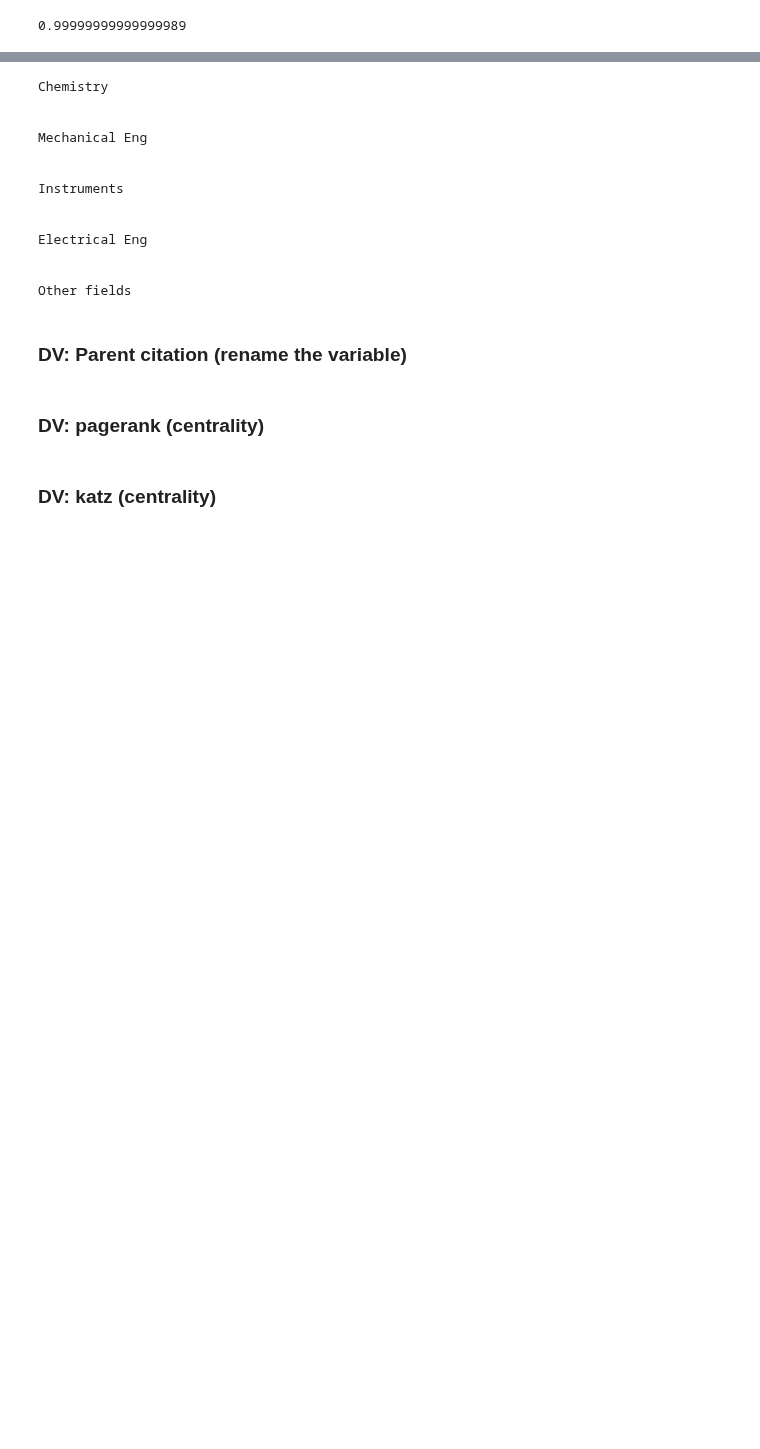
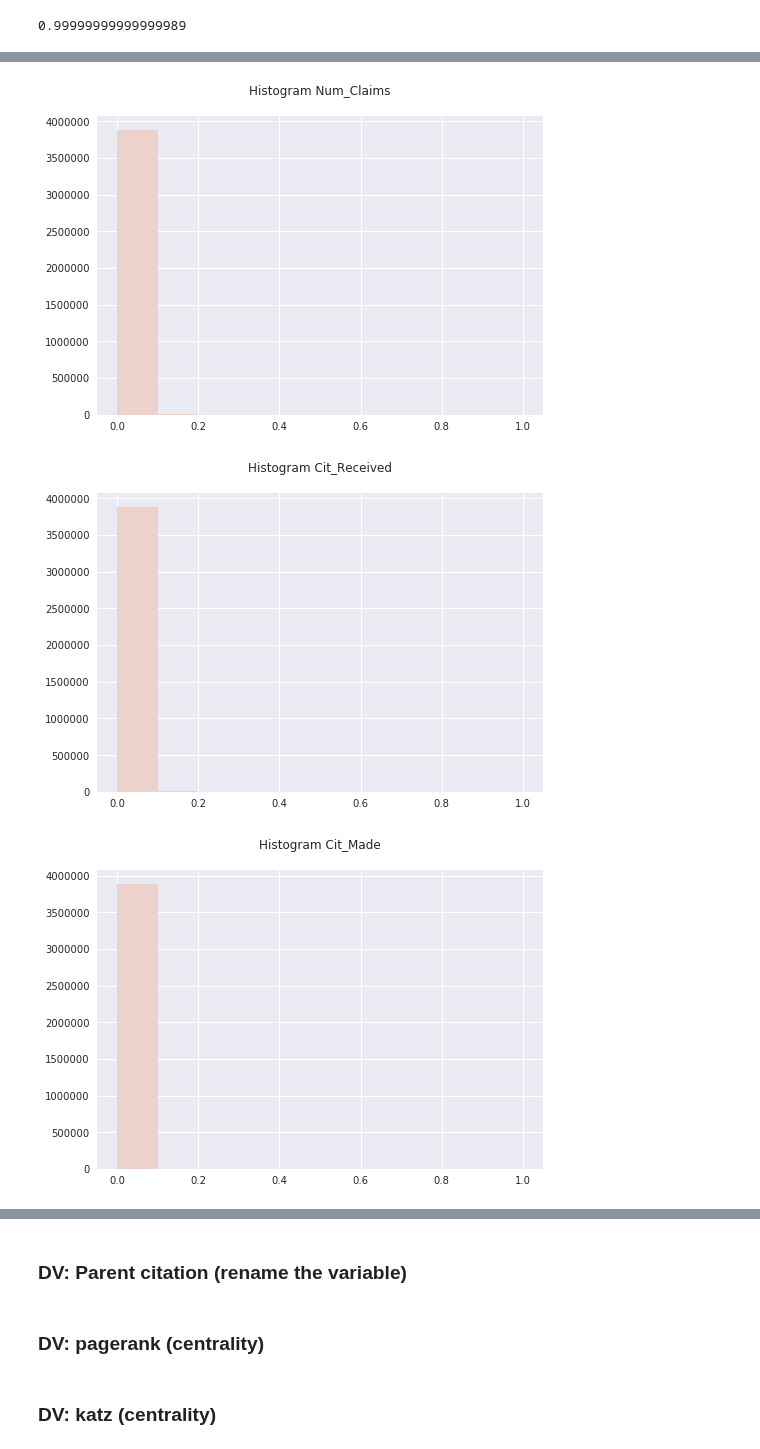
Before and after one commit to rsdias/patent_analysis, a Jupyter notebook: external_knowledge.ipynb, the cells around one changed output, grey strips where cells are left out. Drawn from its saved outputs; the diff is of its cells as text; code cells hidden in the pictures; blank space fills up the shorter version.

```diff
--- a/external_knowledge.ipynb
+++ b/external_knowledge.ipynb
@@ -441,3 +440,6 @@ max_pagerank
 # %%
 #transform DV first by inverting (max_pagerank-1) and then applying log (see Andy Field)
 df['t-pagerank']=df['pagerank'].apply(lambda x: math.log(max_pagerank+1-x))
+# %%
+num_cols=list(df.select_dtypes(include=[np.number]).columns.values)
+num_cols
@@ -443,0 +459,10 @@ df['t-pagerank']=df['pagerank'].apply(lambda x: math.log(max_pagerank+1-x))
+# %%
+# histograms
+for variable in num_cols:
+    ax=df[variable].hist()
+    ax.set_title('Histogram '+ variable.title()+'\n')
+    plt.show()
+# %% [output]
+[figure, added]
+[figure, added]
+[figure, added]
@@ -474,23 +508,9 @@ for wipo_sector in wipo_sectors:
     results = model.fit()
     output.append("WIPO: " + wipo_sector_title[wipo_sector])
     output.append(results.summary(yname="PageRank", xname=chosenColumns, title="OLS of WIPO: " + wipo_sector_title[wipo_sector]).as_latex())
-    output.append("\\newpage")
+    output.append("\\newpage\n")
 #     results.summary()
 export_table(output, "output_by_wipo")
-# %% [output]
-Chemistry
-
-
-Mechanical Eng
-
-
-Instruments
-
-
-Electrical Eng
-
-
-Other fields
 # %% [markdown]
 ### DV: Parent citation (rename the variable)
 # %%
```
Also changed, not shown: parts of 12 cells of this notebook, 4 other files.
